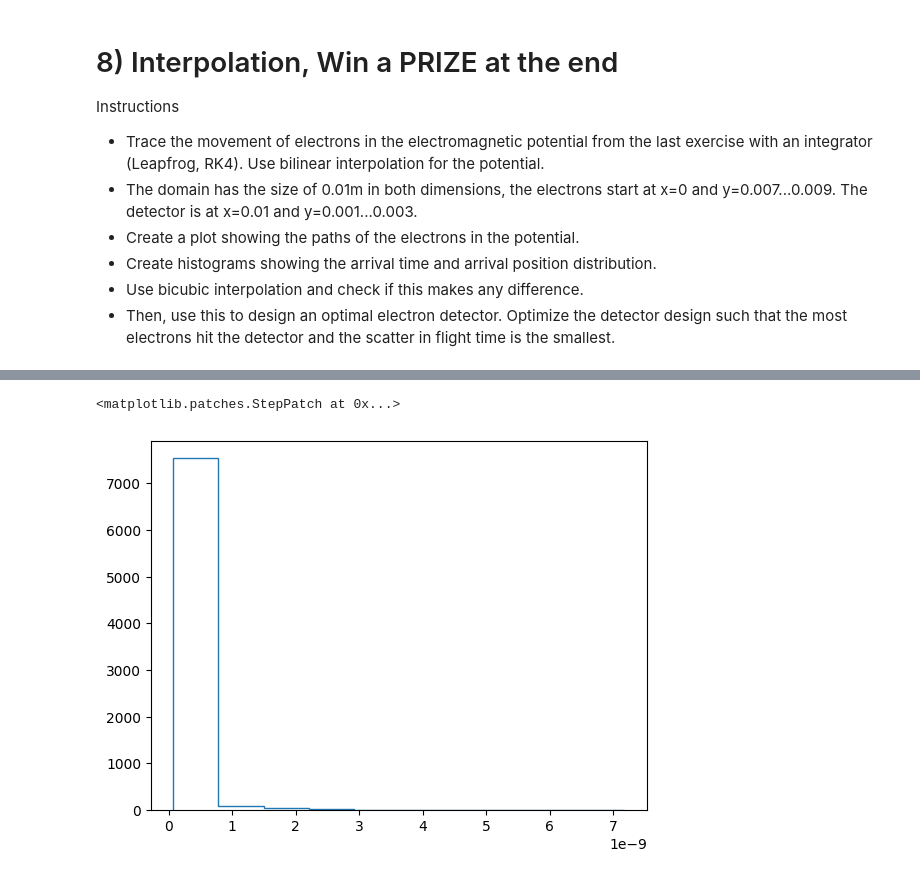
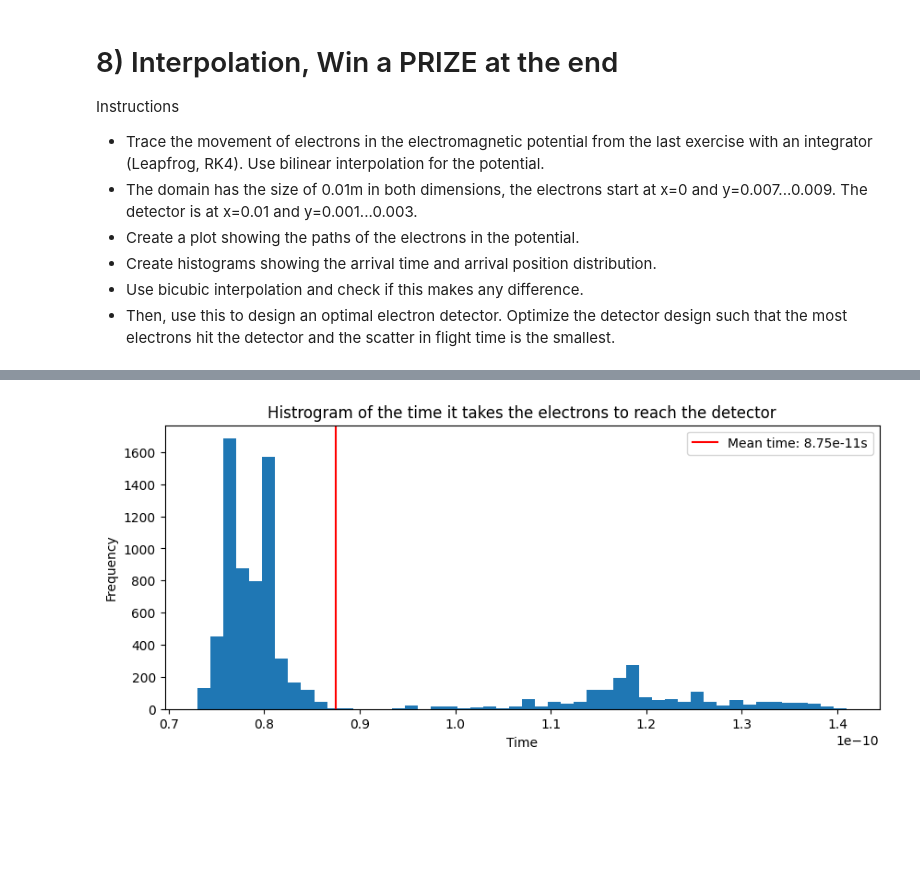
Before and after one commit to kingspoof/ESC-201-Introduction-to-Computer-Simulation, a Jupyter notebook: Assignments/008_Interpolation/008_Interpolation.ipynb, the cells around one changed output, grey strips where cells are left out. Drawn from its saved outputs; the diff is of its cells as text; code cells hidden in the pictures; blank space fills up the shorter version.

```diff
--- a/Assignments/008_Interpolation/008_Interpolation.ipynb
+++ b/Assignments/008_Interpolation/008_Interpolation.ipynb
@@ -337,14 +329,25 @@ plt.clf()
 <Figure size 640x480 with 0 Axes>
-# %%
-## Plotting of the arrival time
-times = []
-for e in detected_electrons:
-    times.append(e.time_alive)
-
-counts, bins = np.histogram(times)
-plt.stairs(counts, bins)
-
-print(np.std(times))
-# %% [output]
-<matplotlib.patches.StepPatch at 0x...>
-[figure, removed]
+# %%
+## Plotting of the arrival time
+times = []
+for e in detected_electrons:
+    times.append(e.time_alive)
+
+
+# take the log of the values
+#times = [np.log10(time) for time in times]
+mean = np.mean(times)
+std = np.std(times)
+
+plt.figure(figsize=(10, 4))
+new_times = [time for time in times if time <=4e-10]
+# Box Plot (log scale)
+plt.axvline(mean, color='red', label=f"Mean time: {mean:.2e}s")
+plt.hist(new_times, bins=50)
+plt.xlabel("Time")
+plt.ylabel("Frequency")
+plt.title("Histrogram of the time it takes the electrons to reach the detector")
+plt.legend()
+plt.show()
+# %% [output]
+[figure, added]
```
Also changed, not shown: parts of 8 cells of this notebook.
